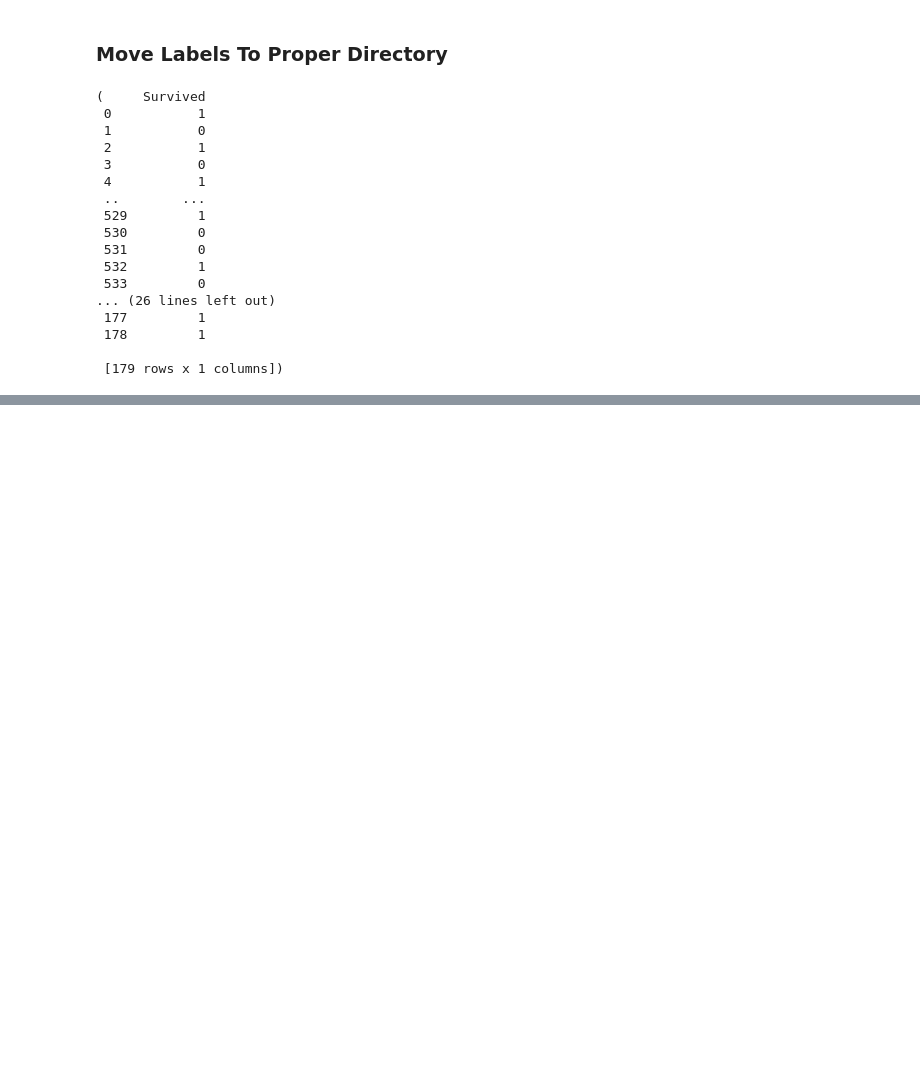
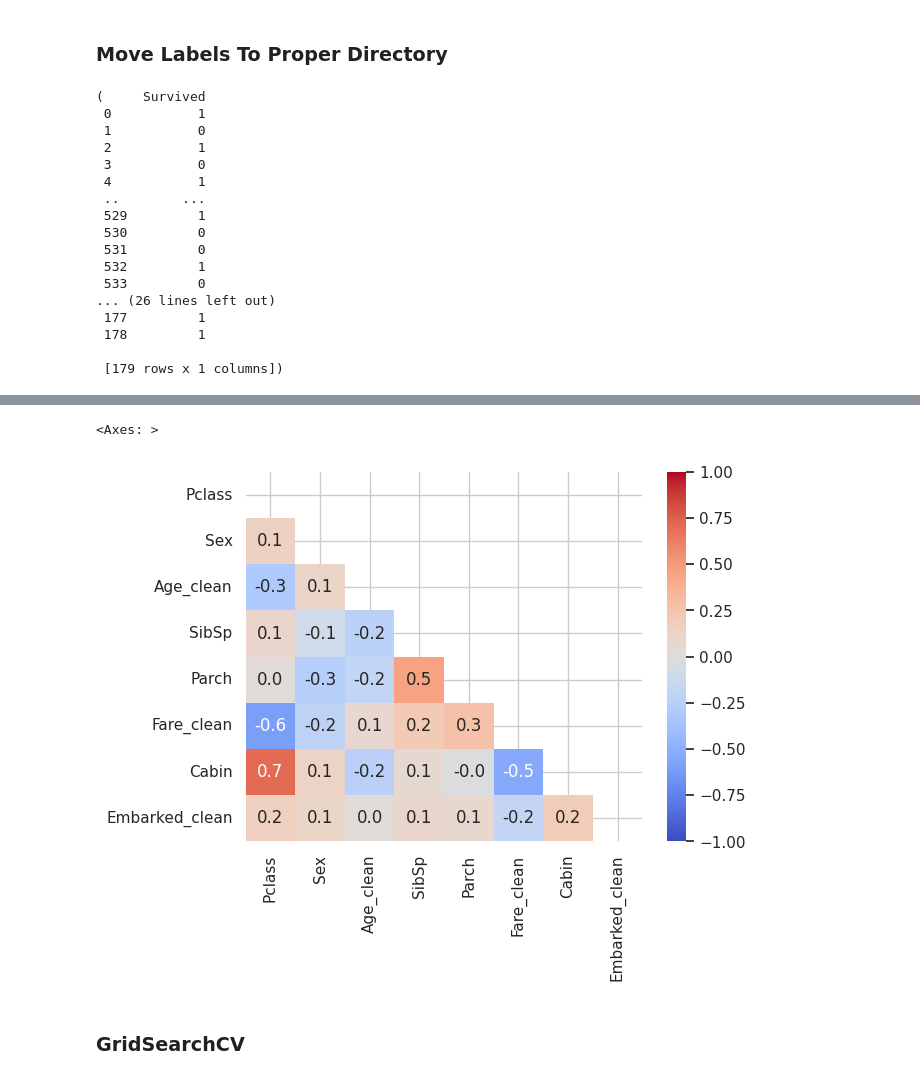
Before and after one commit to ArifAygun/Applied-Machine-Learning-Feature-Engineering, a Jupyter notebook: AA_AML_Feature_Engineering.ipynb, the cells around one changed output, grey strips where cells are left out. Cells and saved outputs as stored; diff of their text form; code cells hidden in the pictures; blank space fills up the shorter version.

```diff
--- a/AA_AML_Feature_Engineering.ipynb
+++ b/AA_AML_Feature_Engineering.ipynb
@@ -1514,0 +1617,15 @@ titanic_test_labels.to_csv('/content/drive/My Drive/Datasets/LinkedinDS/final_da
+# %%
+# Read in data
+import joblib
+import matplotlib.pyplot as plt
+import numpy as np
+import pandas as pd
+import seaborn as sns
+from sklearn.ensemble import RandomForestClassifier
+from sklearn.model_selection import GridSearchCV
+%matplotlib inline
+
+train_features = pd.read_csv('/content/drive/My Drive/Datasets/LinkedinDS/train_features_original.csv')
+train_labels = pd.read_csv('/content/drive/My Drive/Datasets/LinkedinDS/final_data/train_labels.csv')
+
+train_features.head()
@@ -1514,0 +1639,9 @@ titanic_test_labels.to_csv('/content/drive/My Drive/Datasets/LinkedinDS/final_da
+# %%
+# Generate correlation matrix heat map
+matrix = np.triu(train_features.corr())
+sns.heatmap(train_features.corr(), annot=True, fmt='.1f', vmin=-1, vmax=1, center= 0, cmap= 'coolwarm', mask=matrix)
+# %% [output]
+<Axes: >
+[figure, added]
+# %% [markdown]
+### GridSearchCV
```
Also changed, not shown: parts of 58 cells of this notebook.
